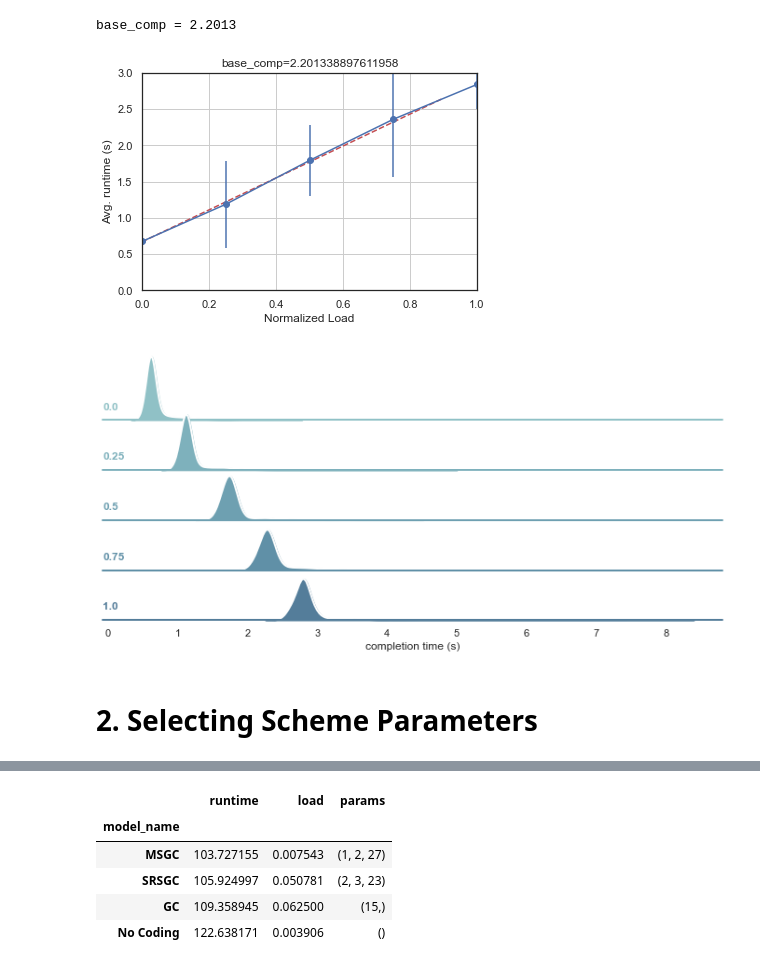
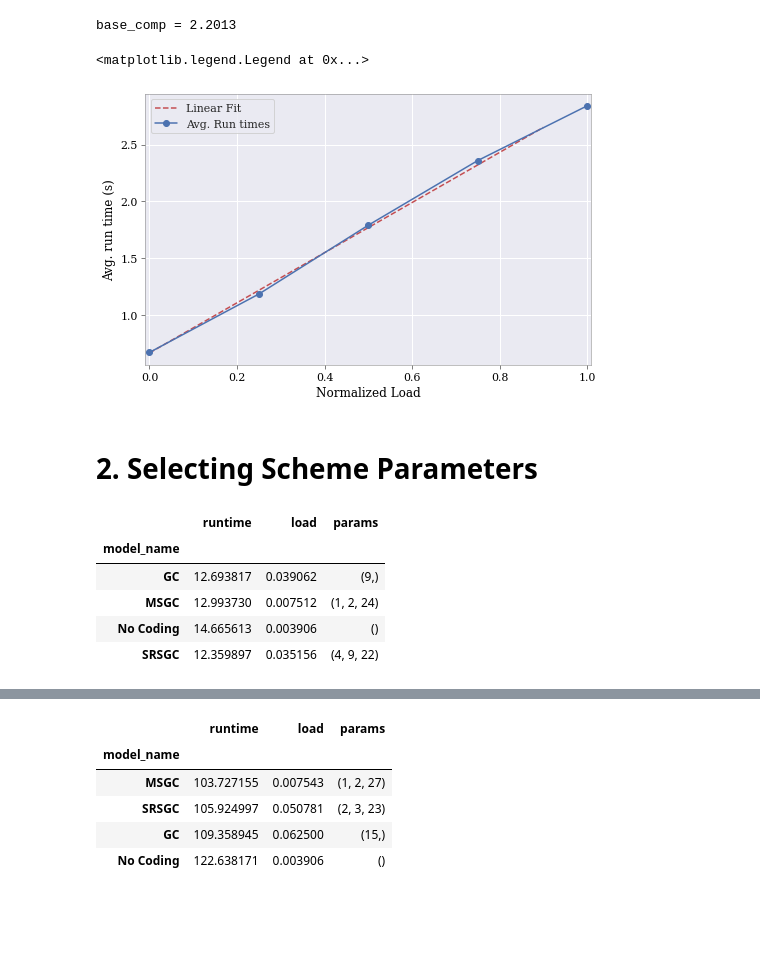
Before and after one commit to mamaj/Sequential-Gradient-Coding-2, a Jupyter notebook: 2_find_runtimes/results.ipynb, the cells around one changed output, grey strips where cells are left out. Drawn from its saved outputs; the diff is of its cells as text; code cells hidden in the pictures; blank space fills up the shorter version.

```diff
--- a/2_find_runtimes/results.ipynb
+++ b/2_find_runtimes/results.ipynb
@@ -35,12 +145,7 @@ sns.set_theme()
 # %% [markdown]
 # 1. Probing Profile
 # %%
-# folder = 'sam-gc-cnn_profile_est_desktop'
-# folder = 'sam-gc-cnn_profile_est_desktop_long'
-# folder = 'sam-gc-cnn_profile_est_desktop_long2'
-# folder = 'sam-gc-cnn_profile_est_desktop_long4'
-# folder = 'sam-gc-cnn_profile_est_desktop_long4_real'
-folder = 'sam-gc-cnn_profile_est_desktop_long4'
+folder = 'sam-gc-cnn_profile_est_desktop_long4_new'
 
 workers, invokes, profile_loads, batch, comp_type, regions = folder_params(folder)
 
@@ -48,5 +153,5 @@ workers, invokes, profile_loads, batch, comp_type, regions = folder_params(folde
 region = 'Canada'
 
 
-print(f'{workers=}', f'{invokes=}', f'{profile_loads=}', f'{batch=}', f'{comp_type=}', f'{regions=}', end="\n")
+print(f'{workers=}', f'{invokes=}', f'{profile_loads=}', f'{batch=}', f'{comp_type=}', f'{region=}', sep="\n")
 # %% [output]
@@ -58,13 +168,7 @@ dur_list = []
 for load in profile_loads:
     rounds = load_profile(workers, invokes, load, batch, comp_type, region, folder)
     durs = get_durations(rounds).T
-
-    #NOTE:
-    durs = np.random.permutation(durs)
-
     dur_list.append(durs)
 
 dur_list = np.array(dur_list)
-
-dur_list[1, :, 0] = dur_list[1, :, 20] + np.random.rand(workers)*0.1
 # %%
@@ -103,40 +205,41 @@ base_comp = 2.2013
 # %%
 # Plot linear regression
 
-fig, ax = plt.subplots()
+fig, ax = plt.subplots(figsize=(8, 5))
 ax.errorbar(x=profile_loads,
             y=[d.mean() for d in dur_list],
-            yerr=[d.std() for d in dur_list],
-            label=region, marker='o'
+       #      yerr=[d.std() for d in dur_list],
+            label='Avg. Run times', marker='o'
 )
 
 x = np.arange(0, 1, 0.1)
 y = x * lr.coef_[0] + lr.intercept_
-ax.plot(x, y, 'r--')
+ax.plot(x, y, 'r--', label='Linear Fit')
 
 ax.set(xlabel = 'Normalized Load',
-       ylabel = 'Avg. runtime (s)',
-       xlim=(0, 1), ylim=(0, 3))
-ax.set_title(f'{base_comp=}')
-ax.grid()
+       ylabel = 'Avg. run time (s)',
+       xlim=(0-0.01, 1+0.01),
+     #   ylim=(0, 3)
+)
+# ax.set_title(f'{base_comp=}')
+ax.grid(True)
+ax.legend()
 
 
 # Ridge plot
 
-l = np.array([[l] * dur_list[0].size for l in profile_loads]).flatten()
-x = np.array(dur_list).flatten()
-sel = x < 10
-x = x[sel]
-l = l[sel]
-
-ridge_plot(x, l, bw_adjust=3, xlabel='completion time (s)');
+# l = np.array([[l] * dur_list[0].size for l in profile_loads]).flatten()
+# x = np.array(dur_list).flatten()
+# sel = x < 10
+# x = x[sel]
+# l = l[sel]
+# ridge_plot(x, l, bw_adjust=3, xlabel='completion time (s)');
 
 
-# fig, ax = plt.subplots()
-# sns.violinplot(x=l, y=x, ax=ax)
+# fig.savefig(FIG_DIR/'5.pdf', bbox_inches='tight')
 # %% [output]
+<matplotlib.legend.Legend at 0x...>
-[figure, old version]
+[figure, new version]
-[figure, removed]
 # %% [markdown]
 # 2. Selecting Scheme Parameters
 # %%
@@ -151,15 +259,19 @@ max_delay = invokes - n_jobs  # total number of rounds profiled - number of jobs
 rounds = load_profile(workers, invokes, base_load, batch, comp_type, region, folder)
 base_delays = get_durations(rounds).T # (workers, rounds)
 # %%
-# RUN ALL PARAMS + GENERATE PLOTS
-n = workers
+# RUN ALL PARAMS:
 
 def find_runtime(Model, params):
-    load = Model.normalized_load(n, *params)
+
+    # sclae delay profile based on normalized load used.
+    load = Model.normalized_load(workers, *params)
     delays = base_delays + (load - base_load) * base_comp
+
+    # run the model and get the duration
     model = Model(workers, *params, n_jobs, mu, delays)
     model.run()
     durations = model.durations
+
     assert (durations >= 0).all()
     return durations.sum()
 
@@ -167,16 +279,23 @@ def find_runtime(Model, params):
 runtimes_df = []
 for model_name, Model in models.items():
     params_combinations = list(Model.param_combinations(workers, n_jobs, max_delay))
-    loads = [Model.normalized_load(n, *params) for params in params_combinations]
+    loads = [Model.normalized_load(workers, *params) for params in params_combinations]
     runtimes = [find_runtime(Model, params) for params in tqdm(params_combinations)]
 
     runtimes_df += zip(repeat(model_name), runtimes, loads, params_combinations)
 
 runtimes_df = pd.DataFrame(runtimes_df, columns=['model_name', 'runtime', 'load', 'params'])
+
 df = runtimes_df.loc[runtimes_df.groupby('model_name')['runtime'].idxmin()]
 df = df.set_index('model_name')
-
 df
+# %% [output]
+|  | runtime | load | params |
+| model_name |  |  |  |
+| GC | 12.693817 | 0.039062 | (9,) |
+| MSGC | 12.993730 | 0.007512 | (1, 2, 24) |
+| No Coding | 14.665613 | 0.003906 | () |
+| SRSGC | 12.359897 | 0.035156 | (4, 9, 22) |
 # %%
 # save estimated runtimes
 fname = f'mu{slugify(mu)}-base_load{slugify(base_load)}-njobs{n_jobs}-base_comp{slugify(base_comp)}-{region}'
```
Also changed, not shown: parts of 44 cells of this notebook, 25 other files.
